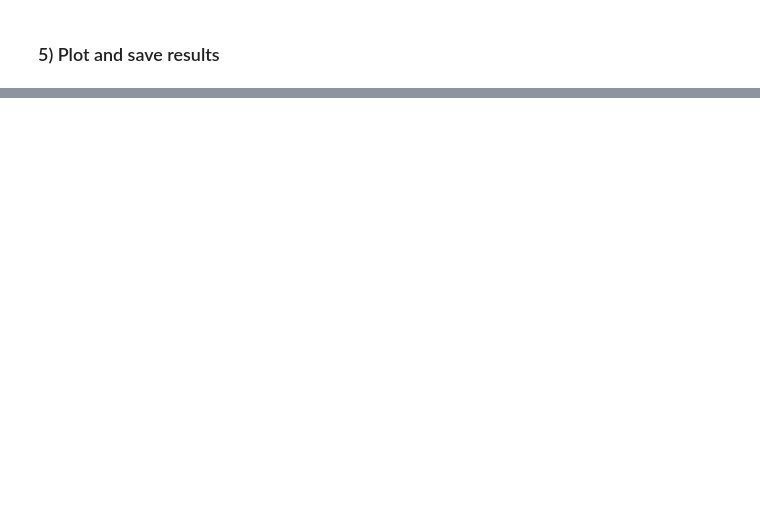
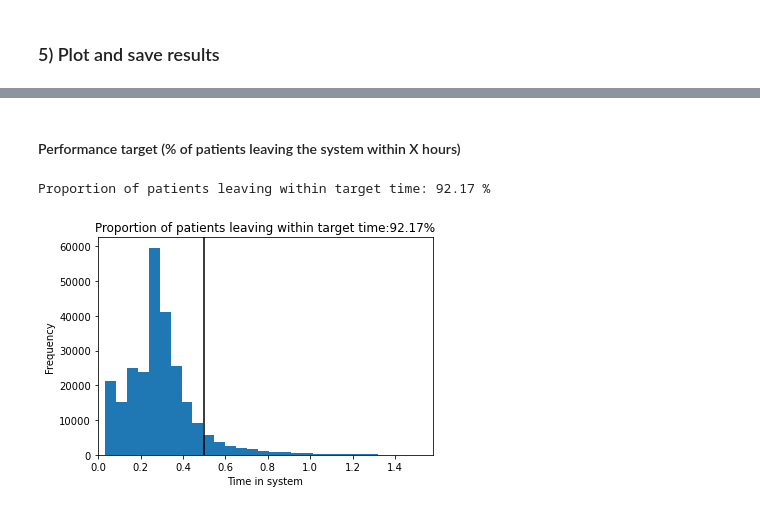
Before and after one commit to zmek/queue_network_simulator, a Jupyter notebook: main.ipynb, the cells around one changed output, grey strips where cells are left out. Cells and saved outputs as stored; diff of their text form; code cells hidden in the pictures; blank space fills up the shorter version.

```diff
--- a/main.ipynb
+++ b/main.ipynb
@@ -110,0 +149,16 @@ Distribution of patient waiting time at each step in the network
+# %% [markdown]
+#### Performance target (% of patients leaving the system within X hours)
+# %%
+#Note, the black vertical line in the plot is the target
+plot_from = warm_up_duration + 1
+plot_to = warm_up_duration + plot_length
+
+time_transformation = 1
+hist_bins = 30
+
+performance_target = 0.5 #target for overall time in the system (e.g. max 4 hours)
+
+pf.plot_performance(raw_data, performance_target, plot_from, plot_to, analysisID, analysis_location, time_transformation, hist_bins)
+# %% [output]
+Proportion of patients leaving within target time: 92.17 %
+[figure, added]
```
Also changed, not shown: parts of 12 cells of this notebook.
